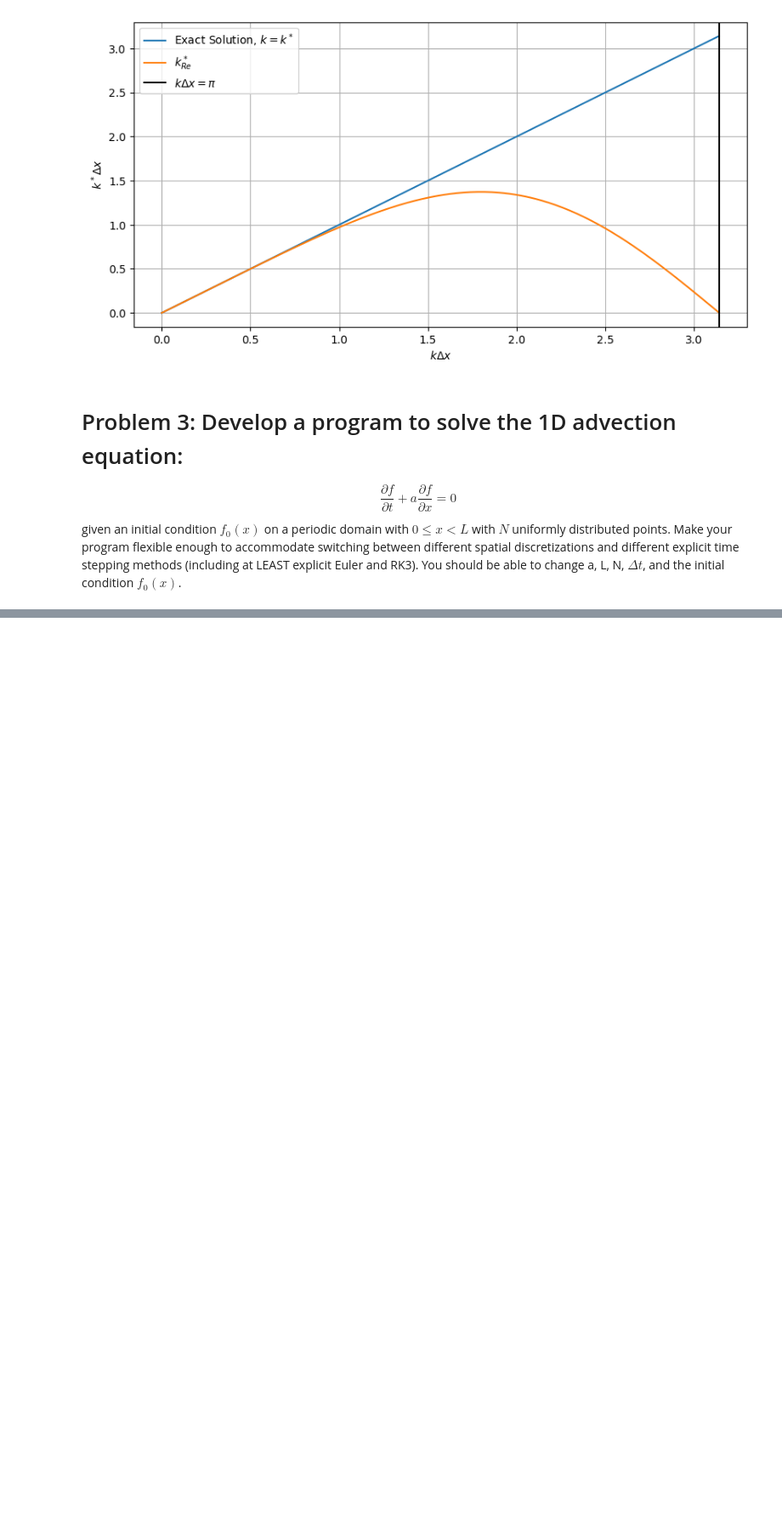
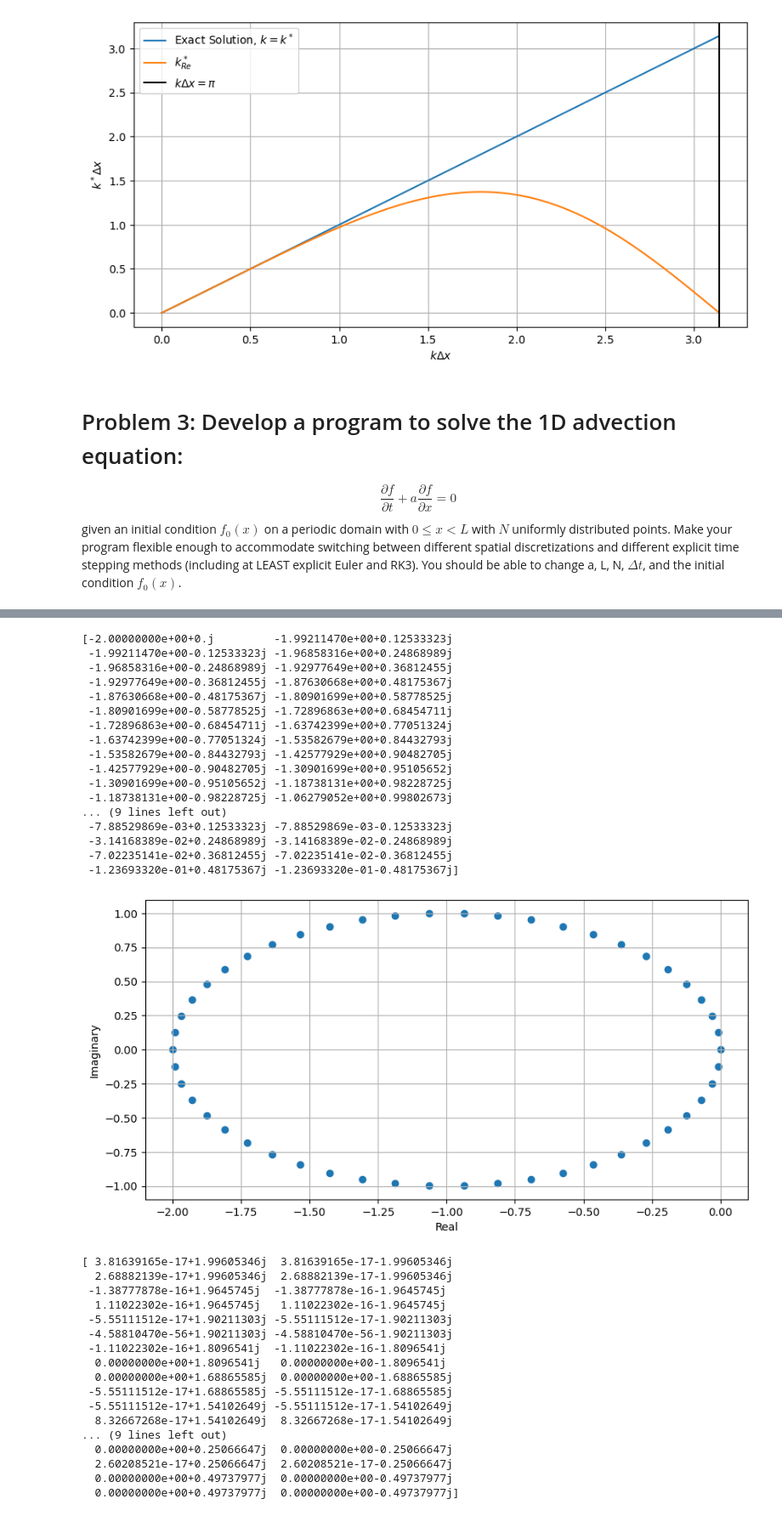
Before and after one commit to cartervu/CFD-AEM5253, a Jupyter notebook: HW2/CFD_HW2.ipynb, the cells around one changed output, grey strips where cells are left out. Shown at 85% size. Saved outputs shown, nothing was run; the diff lists cells and outputs as text; code cells hidden in the pictures; blank space fills up the shorter version.

```diff
--- a/HW2/CFD_HW2.ipynb
+++ b/HW2/CFD_HW2.ipynb
@@ -250,0 +311,6 @@ TypeError: 'numpy.float64' object is not callable
+# %%
+# matrix = BDA1E(50)
+matrix = Cent2E(50)
+# matrix = Up3E(50)
+# matrix = Cent4E(50)
+print(matrix)
@@ -250,0 +325,56 @@ TypeError: 'numpy.float64' object is not callable
+# %%
+import matplotlib.axes as a
+
+for func in [BDA1E,Cent2E,Up3E,Cent4E]:
+    matrix = func(50)
+    [w,v] = np.linalg.eig(matrix)
+    print(w)
+    # extract real part
+    x = [ele.real for ele in w]
+    # extract imaginary part
+    y = [ele.imag for ele in w]
+
+    # plot the complex numbers
+    plt.figure(figsize=(10,5))
+    plt.scatter(x, y)
+    plt.grid()
+    plt.ylabel('Imaginary')
+    plt.xlabel('Real')
+    plt.savefig(func.__name__+'.png')
+    plt.show()
+# %% [output]
+[-2.00000000e+00+0.j         -1.99211470e+00+0.12533323j
+ -1.99211470e+00-0.12533323j -1.96858316e+00+0.24868989j
+ -1.96858316e+00-0.24868989j -1.92977649e+00+0.36812455j
+ -1.92977649e+00-0.36812455j -1.87630668e+00+0.48175367j
+ -1.87630668e+00-0.48175367j -1.80901699e+00+0.58778525j
+ -1.80901699e+00-0.58778525j -1.72896863e+00+0.68454711j
+ -1.72896863e+00-0.68454711j -1.63742399e+00+0.77051324j
+ -1.63742399e+00-0.77051324j -1.53582679e+00+0.84432793j
+ -1.53582679e+00-0.84432793j -1.42577929e+00+0.90482705j
+ -1.42577929e+00-0.90482705j -1.30901699e+00+0.95105652j
+ -1.30901699e+00-0.95105652j -1.18738131e+00+0.98228725j
+ -1.18738131e+00-0.98228725j -1.06279052e+00+0.99802673j
+... (9 lines left out)
+ -7.88529869e-03+0.12533323j -7.88529869e-03-0.12533323j
+ -3.14168389e-02+0.24868989j -3.14168389e-02-0.24868989j
+ -7.02235141e-02+0.36812455j -7.02235141e-02-0.36812455j
+ -1.23693320e-01+0.48175367j -1.23693320e-01-0.48175367j]
+[figure, added]
+[ 3.81639165e-17+1.99605346j  3.81639165e-17-1.99605346j
+  2.68882139e-17+1.99605346j  2.68882139e-17-1.99605346j
+ -1.38777878e-16+1.9645745j  -1.38777878e-16-1.9645745j
+  1.11022302e-16+1.9645745j   1.11022302e-16-1.9645745j
+ -5.55111512e-17+1.90211303j -5.55111512e-17-1.90211303j
+ -4.58810470e-56+1.90211303j -4.58810470e-56-1.90211303j
+ -1.11022302e-16+1.8096541j  -1.11022302e-16-1.8096541j
+  0.00000000e+00+1.8096541j   0.00000000e+00-1.8096541j
+  0.00000000e+00+1.68865585j  0.00000000e+00-1.68865585j
+ -5.55111512e-17+1.68865585j -5.55111512e-17-1.68865585j
+ -5.55111512e-17+1.54102649j -5.55111512e-17-1.54102649j
+  8.32667268e-17+1.54102649j  8.32667268e-17-1.54102649j
+... (9 lines left out)
+  0.00000000e+00+0.25066647j  0.00000000e+00-0.25066647j
+  2.60208521e-17+0.25066647j  2.60208521e-17-0.25066647j
+  0.00000000e+00+0.49737977j  0.00000000e+00-0.49737977j
+  0.00000000e+00+0.49737977j  0.00000000e+00-0.49737977j]
```
Also changed, not shown: parts of 15 cells of this notebook, 12 other files.
